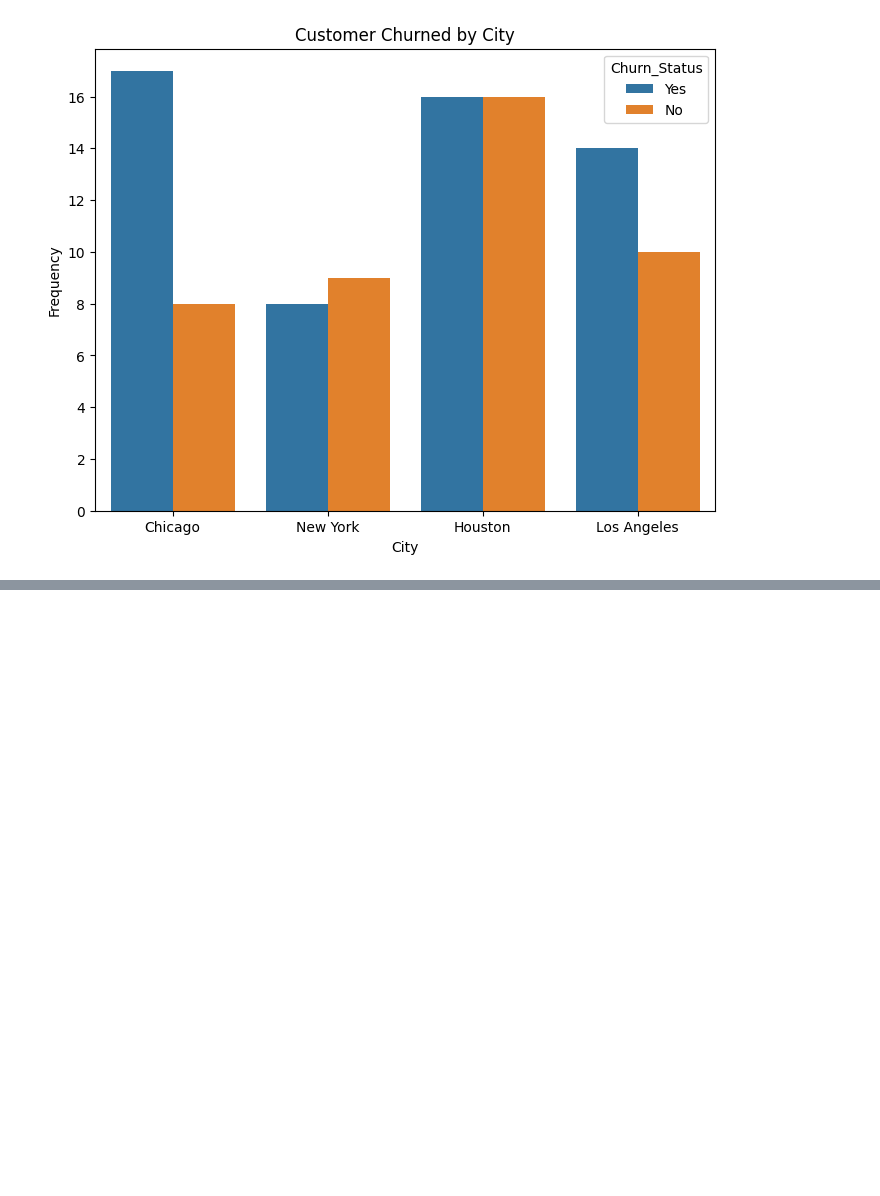
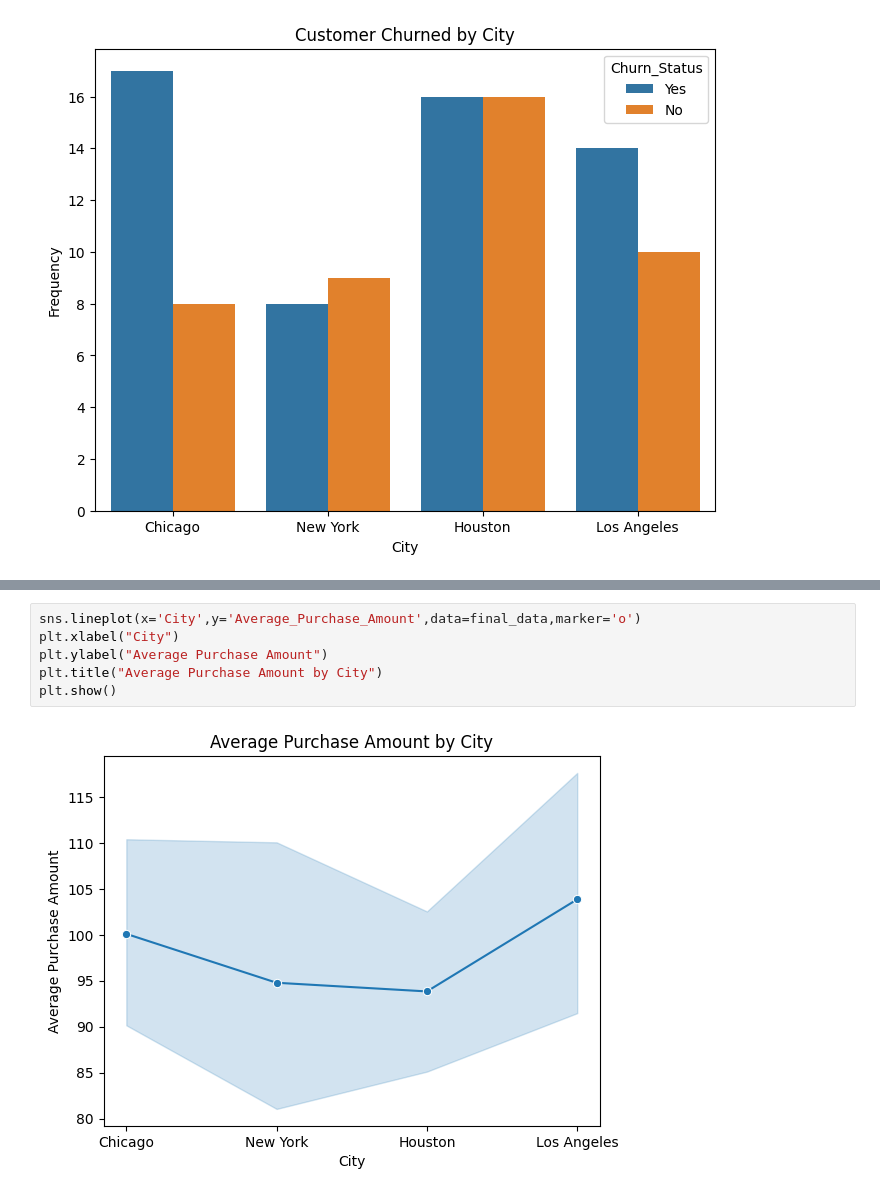
Before and after one commit to ABBAS-37405/PYTHON-AND-DATA-SCIENCE, a Jupyter notebook: dataclean.ipynb, the cells around one changed output, grey strips where cells are left out. Drawn from its saved outputs; the diff is of its cells as text; blank space fills up the shorter version.

```diff
--- a/dataclean.ipynb
+++ b/dataclean.ipynb
@@ -531,0 +556,8 @@ plt.show()
+# %%
+sns.lineplot(x='City',y='Average_Purchase_Amount',data=final_data,marker='o')
+plt.xlabel("City")
+plt.ylabel("Average Purchase Amount")
+plt.title("Average Purchase Amount by City")
+plt.show()
+# %% [output]
+[figure, added]
```
Also changed, not shown: parts of 6 cells of this notebook.
